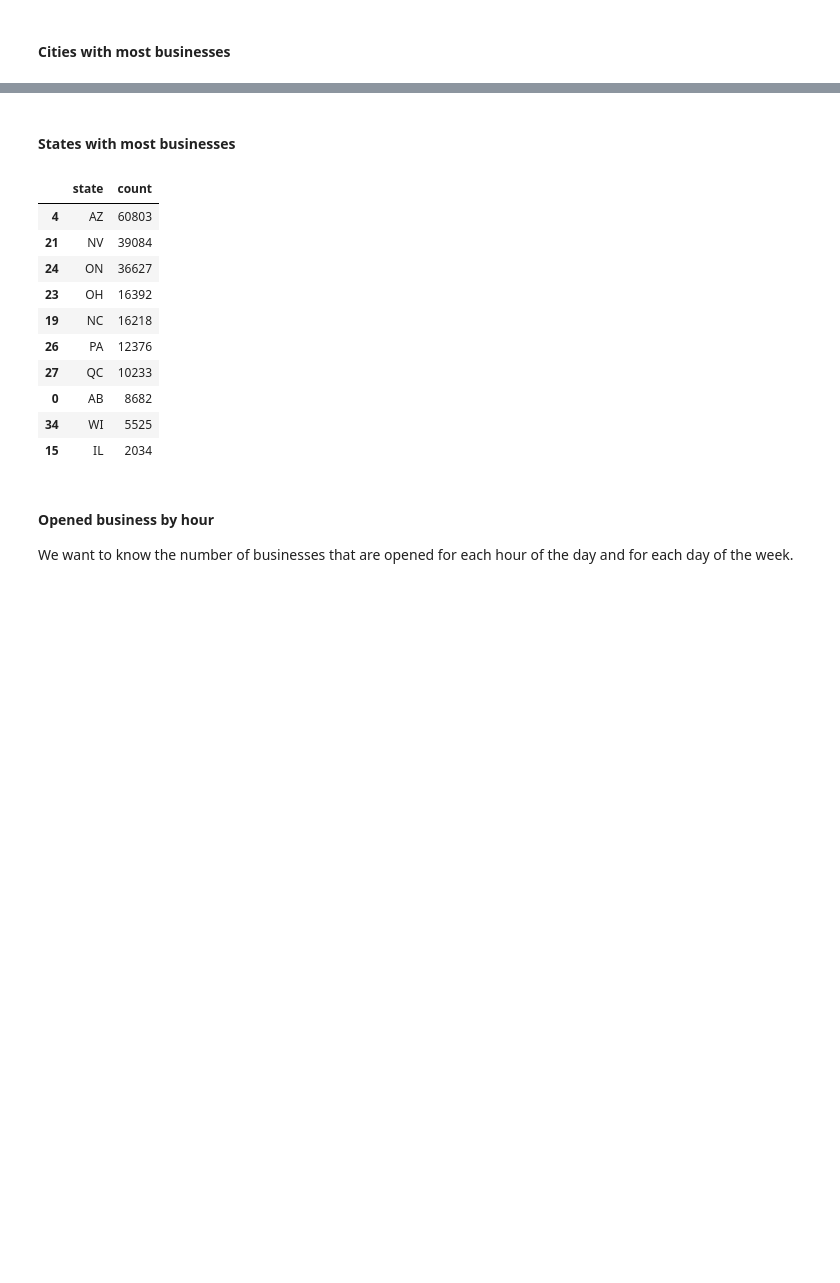
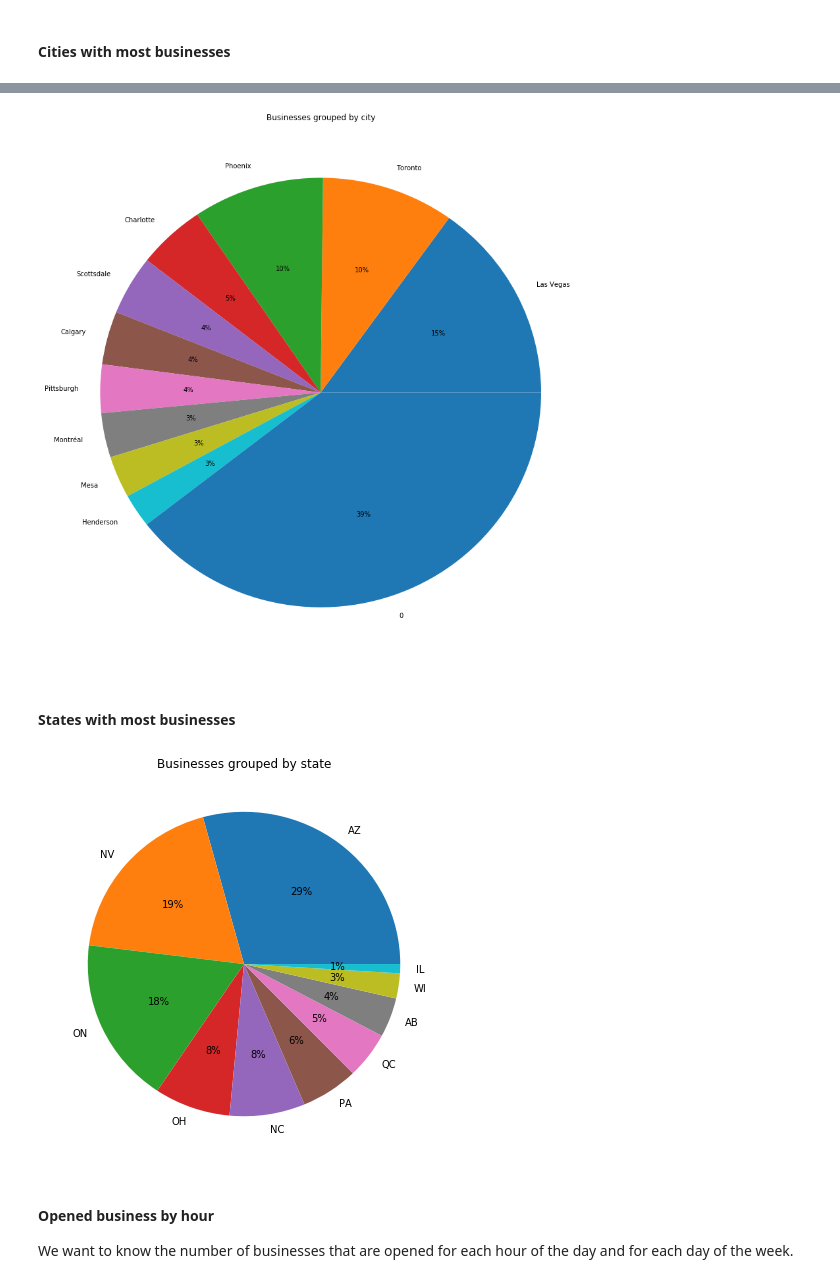
Before and after one commit to lorenzovngl/analysis-of-yelp-open-dataset, a Jupyter notebook: notebooks/business.ipynb, the cells around one changed output, grey strips where cells are left out. Saved outputs shown, nothing was run; the diff lists cells and outputs as text; code cells hidden in the pictures; blank space fills up the shorter version.

```diff
--- a/notebooks/business.ipynb
+++ b/notebooks/business.ipynb
@@ -70,5 +70,7 @@ plt.show()
 # %%
 cities = df[['city', 'state', 'stars']]
 grouped_cities = cities.groupby(['city', 'state']).size().reset_index(name='count')
-grouped_cities.sort_values(by=['count'], ascending=False).head(10)
+grouped_cities = grouped_cities.set_index('city')
+grouped_cities = grouped_cities.sort_values(by=['count'], ascending=False)
+grouped_cities.shape
 # %% [output]
@@ -85,0 +78,6 @@ grouped_cities.sort_values(by=['count'], ascending=False).head(10)
+# %%
+grouped_cities2 = grouped_cities[:10].copy()
+
+new_row = pd.DataFrame(data = {'city' : 'others', 'state' : 'others', 'count' : [grouped_cities[10:]['count'].sum()]})
+
+grouped_cities2 = pd.concat([grouped_cities2, new_row])
@@ -86,21 +92,23 @@ grouped_cities.sort_values(by=['count'], ascending=False).head(10)
+# %%
+ax = grouped_cities2.plot.pie(x='city', y='count', legend=False, figsize=(15,15), autopct='%1.0f%%')
+ax.set_ylabel('')
+ax.set_title('Businesses grouped by city')
+plt.show()
+# %% [output]
+[figure, added]
 # %% [markdown]
 #### States with most businesses
 # %%
 states = df[['state']]
 grouped_states = states.groupby(['state']).size().reset_index(name='count')
-grouped_states.sort_values(by=['count'], ascending=False).head(10)
+grouped_states = grouped_states.set_index('state')
+grouped_states = grouped_states.sort_values(by=['count'], ascending=False).head(10)
+ax = grouped_states.plot.pie(x='city', y='count', legend=False, figsize=(7,7), autopct='%1.0f%%')
+ax.set_ylabel('')
+ax.set_title('Businesses grouped by state')
+plt.show()
 # %% [output]
-|  | state | count |
-| 4 | AZ | 60803 |
-| 21 | NV | 39084 |
-| 24 | ON | 36627 |
-| 23 | OH | 16392 |
-| 19 | NC | 16218 |
-| 26 | PA | 12376 |
-| 27 | QC | 10233 |
-| 0 | AB | 8682 |
-| 34 | WI | 5525 |
-| 15 | IL | 2034 |
+[figure, added]
 # %% [markdown]
 #### Opened business by hour
 
```
Also changed, not shown: parts of 3 cells of this notebook, 4 other files.
